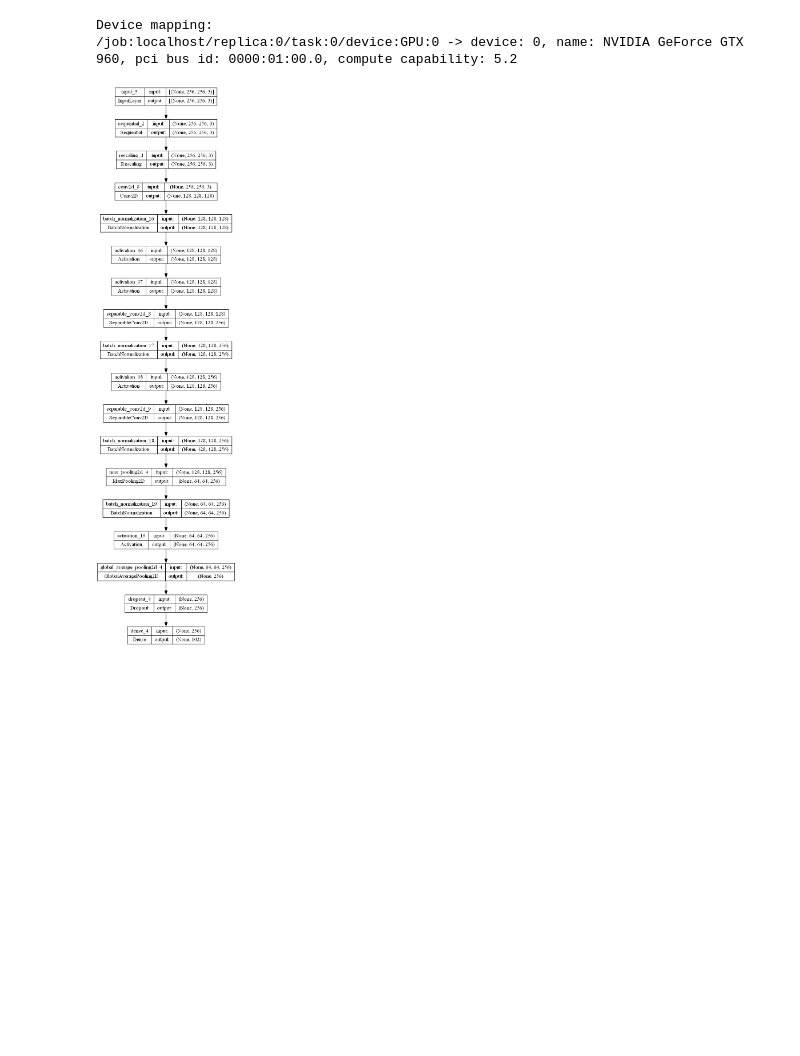
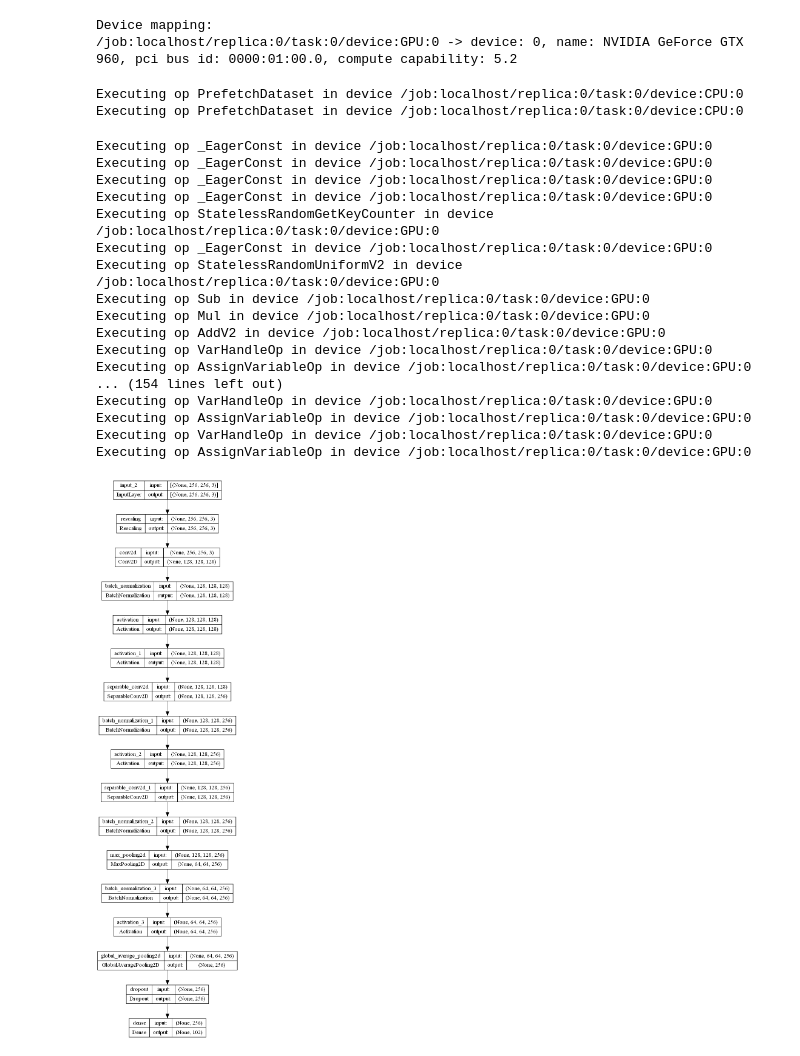
Before and after one commit to slashfast/bowhead_whale, a Jupyter notebook: main.ipynb, the cells around one changed output. Saved outputs shown, nothing was run; the diff lists cells and outputs as text; code cells hidden in the pictures; blank space fills up the shorter version.

```diff
--- a/main.ipynb
+++ b/main.ipynb
@@ -25,8 +29,10 @@ print('Библиотеки успешно загружены')
 # %%
 # dataset = keras.utils.image_dataset_from_directory('Whale ReId 2_mm', labels='inferred', shuffle='False', batch_size=64, interpolation='mitchellcubic',color_mode='rgb')
 # masks = keras.utils.image_dataset_from_directory('Whale ReId 2_mm masked', labels='inferred', shuffle='False', batch_size=64, color_mode='grayscale')
+image_size = (256, 256)
+batch_size = 128
 
-train_ds, val_ds = keras.utils.image_dataset_from_directory('Whale ReId 2_mm', labels='inferred', validation_split=0.2, subset='both', seed=1337, batch_size=128, interpolation='mitchellcubic', color_mode='rgb', image_size=(256, 256))
+train_ds, val_ds = keras.utils.image_dataset_from_directory('Whale ReId 2_mm', labels='inferred', validation_split=0.2, subset='both', seed=1337, batch_size=batch_size, interpolation='mitchellcubic', color_mode='rgb', image_size=image_size)
 # %% [output]
 Found 33644 files belonging to 102 classes.
 Using 26916 files for training.
@@ -62,12 +99,15 @@ Device mapping:
 # %%
 train_ds = train_ds.prefetch(tf.data.AUTOTUNE)
 val_ds = val_ds.prefetch(tf.data.AUTOTUNE)
+# %% [output]
+Executing op PrefetchDataset in device /job:localhost/replica:0/task:0/device:CPU:0
+Executing op PrefetchDataset in device /job:localhost/replica:0/task:0/device:CPU:0
 # %%
 def make_model(input_shape):
     inputs = keras.Input(shape=input_shape)
-    x = data_augmentation(inputs)
+    #x = data_augmentation(inputs)
     # Входной блок
-    x = layers.Rescaling(1. / 255)(x)
+    x = layers.Rescaling(1.0 / 255)(inputs)
     x = layers.Conv2D(128, 3, strides=2, padding='same')(x)
     x = layers.BatchNormalization()(x)
     x = layers.Activation('relu')(x)
@@ -98,10 +138,27 @@ def make_model(input_shape):
         outputs = layers.Dense(102, activation=activation)(x)
         return keras.Model(inputs, outputs)
 # %%
-model = make_model(input_shape=(256, 256) + (3,))
+model = make_model(input_shape=image_size + (3,))
 keras.utils.plot_model(model, show_shapes=True)
 # %% [output]
+Executing op _EagerConst in device /job:localhost/replica:0/task:0/device:GPU:0
+Executing op _EagerConst in device /job:localhost/replica:0/task:0/device:GPU:0
+Executing op _EagerConst in device /job:localhost/replica:0/task:0/device:GPU:0
+Executing op _EagerConst in device /job:localhost/replica:0/task:0/device:GPU:0
+Executing op StatelessRandomGetKeyCounter in device /job:localhost/replica:0/task:0/device:GPU:0
+Executing op _EagerConst in device /job:localhost/replica:0/task:0/device:GPU:0
+Executing op StatelessRandomUniformV2 in device /job:localhost/replica:0/task:0/device:GPU:0
+Executing op Sub in device /job:localhost/replica:0/task:0/device:GPU:0
+Executing op Mul in device /job:localhost/replica:0/task:0/device:GPU:0
+Executing op AddV2 in device /job:localhost/replica:0/task:0/device:GPU:0
+Executing op VarHandleOp in device /job:localhost/replica:0/task:0/device:GPU:0
+Executing op AssignVariableOp in device /job:localhost/replica:0/task:0/device:GPU:0
+... (154 lines left out)
+Executing op VarHandleOp in device /job:localhost/replica:0/task:0/device:GPU:0
+Executing op AssignVariableOp in device /job:localhost/replica:0/task:0/device:GPU:0
+Executing op VarHandleOp in device /job:localhost/replica:0/task:0/device:GPU:0
+Executing op AssignVariableOp in device /job:localhost/replica:0/task:0/device:GPU:0
-[figure, old version]
+[figure, new version]
 # %%
 epochs = 25
 
```
Also changed, not shown: parts of 7 cells of this notebook.
